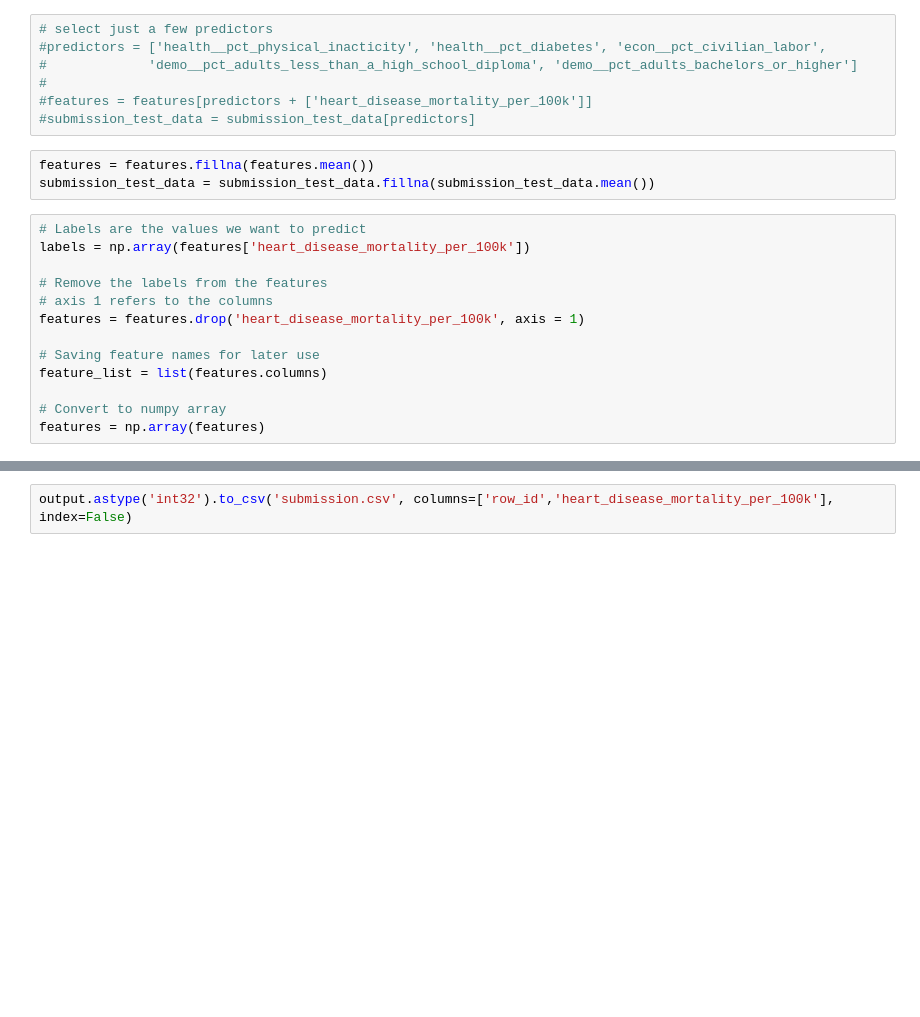
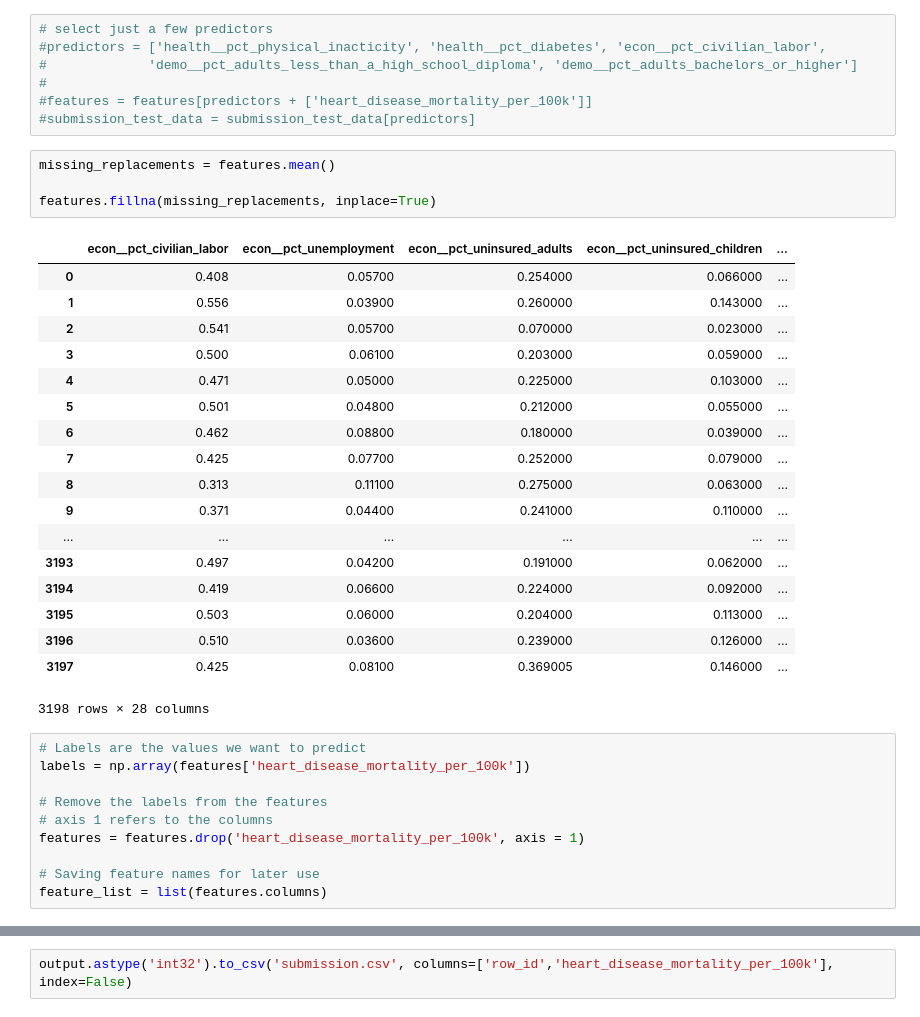
Before and after one commit to neaorin/HeartDiseaseIncidence, a Jupyter notebook: dprep1.ipynb, the cells around one changed output, grey strips where cells are left out. Drawn from its saved outputs; the diff is of its cells as text; blank space fills up the shorter version.

```diff
--- a/dprep1.ipynb
+++ b/dprep1.ipynb
@@ -71,9 +109,29 @@ sns.heatmap(corr, mask=mask, cmap=cmap, vmax=.3, center=0,
 #
 #features = features[predictors + ['heart_disease_mortality_per_100k']]
 #submission_test_data = submission_test_data[predictors]
-# %%
-features = features.fillna(features.mean())
-submission_test_data = submission_test_data.fillna(submission_test_data.mean())
+# %%
+missing_replacements = features.mean()
+
+features.fillna(missing_replacements, inplace=True)
+# %% [output]
+|  | econ__pct_civilian_labor | econ__pct_unemployment | econ__pct_uninsured_adults | econ__pct_uninsured_children | ... |
+| 0 | 0.408 | 0.05700 | 0.254000 | 0.066000 | ... |
+| 1 | 0.556 | 0.03900 | 0.260000 | 0.143000 | ... |
+| 2 | 0.541 | 0.05700 | 0.070000 | 0.023000 | ... |
+| 3 | 0.500 | 0.06100 | 0.203000 | 0.059000 | ... |
+| 4 | 0.471 | 0.05000 | 0.225000 | 0.103000 | ... |
+| 5 | 0.501 | 0.04800 | 0.212000 | 0.055000 | ... |
+| 6 | 0.462 | 0.08800 | 0.180000 | 0.039000 | ... |
+| 7 | 0.425 | 0.07700 | 0.252000 | 0.079000 | ... |
+| 8 | 0.313 | 0.11100 | 0.275000 | 0.063000 | ... |
+| 9 | 0.371 | 0.04400 | 0.241000 | 0.110000 | ... |
+| ... | ... | ... | ... | ... | ... |
+| 3193 | 0.497 | 0.04200 | 0.191000 | 0.062000 | ... |
+| 3194 | 0.419 | 0.06600 | 0.224000 | 0.092000 | ... |
+| 3195 | 0.503 | 0.06000 | 0.204000 | 0.113000 | ... |
+| 3196 | 0.510 | 0.03600 | 0.239000 | 0.126000 | ... |
+| 3197 | 0.425 | 0.08100 | 0.369005 | 0.146000 | ... |
+3198 rows × 28 columns
 # %%
 # Labels are the values we want to predict
 labels = np.array(features['heart_disease_mortality_per_100k'])
@@ -84,6 +142,3 @@ features = features.drop('heart_disease_mortality_per_100k', axis = 1)
 
 # Saving feature names for later use
 feature_list = list(features.columns)
-
-# Convert to numpy array
-features = np.array(features)
```
Also changed, not shown: parts of 19 cells of this notebook, 3 other files.
